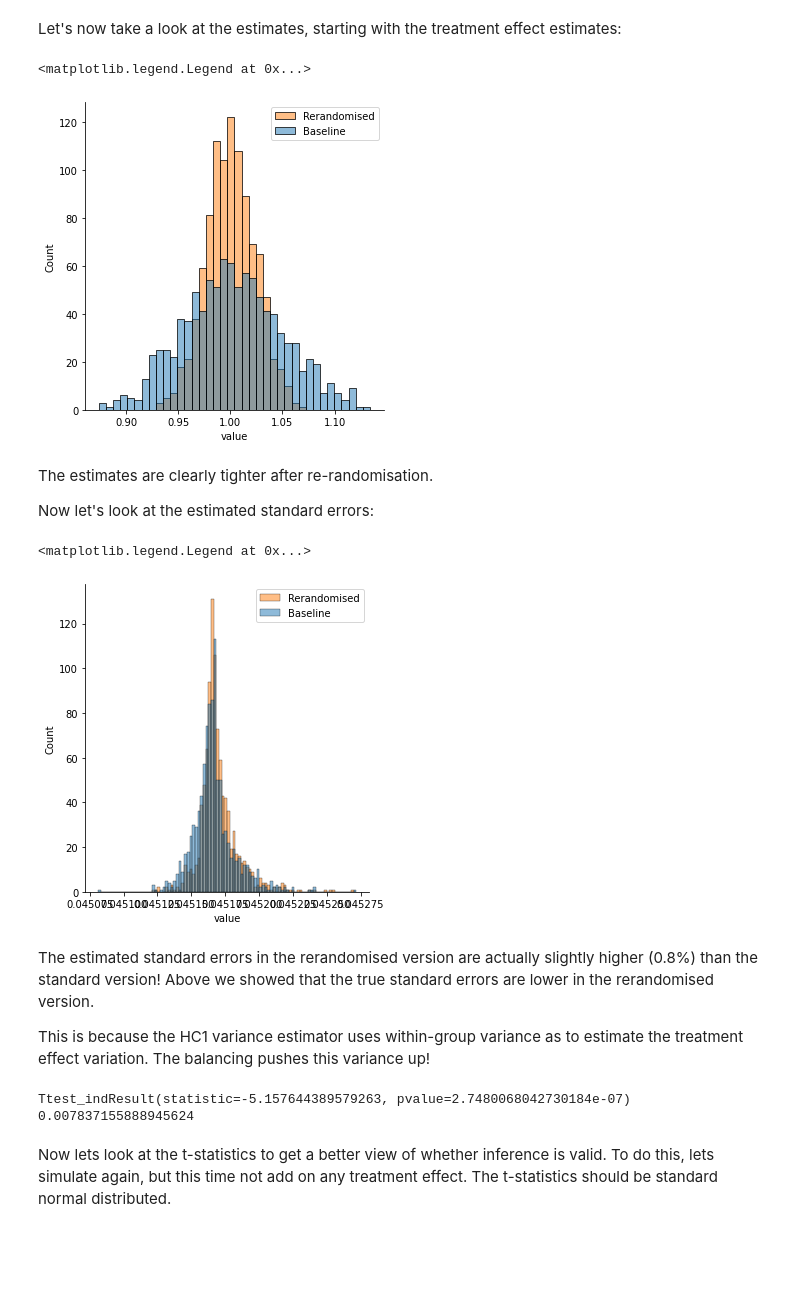
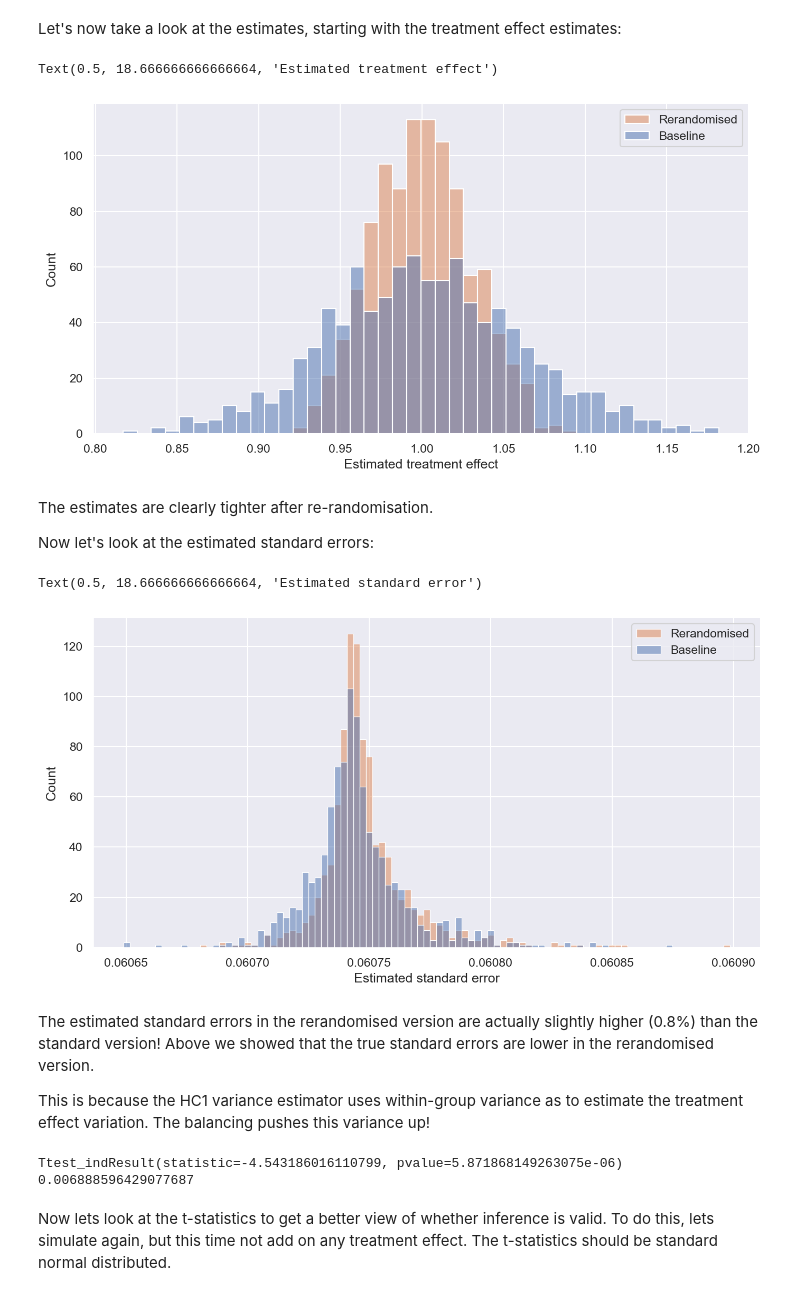
Before and after one commit to jackblun/rerandomisation, a Jupyter notebook: Rerandomisation.ipynb, the cells around one changed output. Saved outputs shown, nothing was run; the diff lists cells and outputs as text; code cells hidden in the pictures; blank space fills up the shorter version.

```diff
--- a/Rerandomisation.ipynb
+++ b/Rerandomisation.ipynb
@@ -14,6 +14,8 @@ from scipy.stats import norm, ttest_ind
 import statsmodels.api as sm
 import statsmodels.formula.api as smf
 import copy
+
+sns.set(rc={"figure.dpi":150, 'savefig.dpi':150})
 # %% [markdown]
 ## Single experiment example
 
@@ -176,7 +178,7 @@ ests = np.empty(shape = (numsims, 4))
 
 for i in range(numsims):
     print ("sim " + str(i + 1) + " of " + str(numsims), end="\r")
-    for j in range(numreps):
+    for j in range(max_reps):
         t_p = np.random.uniform(low = 0, high = 1, size = n)
         t = t_p > 0.5
 
@@ -219,22 +221,26 @@ ests_df_wide = ests_df.melt()
 Let's now take a look at the estimates, starting with the treatment effect estimates:
 # %%
 sns.displot(ests_df_wide.loc[ests_df_wide['variable'].isin(['est_single','est_rerand'])],
-                x = 'value', hue = 'variable', legend=False)
+            x = 'value', hue = 'variable', legend=False, hue_order = ['est_single', 'est_rerand'],
+            height=5, aspect=15/8)
 plt.legend(labels=["Rerandomised","Baseline"])
+plt.xlabel("Estimated treatment effect")
 # %% [output]
-<matplotlib.legend.Legend at 0x...>
+Text(0.5, 18.666666666666664, 'Estimated treatment effect')
-[figure, old version]
+[figure, new version]
 # %% [markdown]
 The estimates are clearly tighter after re-randomisation.
 
 Now let's look at the estimated standard errors:
 # %%
 sns.displot(ests_df_wide.loc[ests_df_wide['variable'].isin(['se_single','se_rerand'])],
-                x = 'value', hue = 'variable', legend=False)
+                x = 'value', hue = 'variable', legend=False, hue_order = ['se_single','se_rerand'],
+            height=5, aspect=15/8)
 plt.legend(labels=["Rerandomised","Baseline"])
+plt.xlabel("Estimated standard error")
 # %% [output]
-<matplotlib.legend.Legend at 0x...>
+Text(0.5, 18.666666666666664, 'Estimated standard error')
-[figure, old version]
+[figure, new version]
 # %% [markdown]
 The estimated standard errors in the rerandomised version are actually slightly higher (0.8%) than the standard version! Above we showed that the true standard errors are lower in the rerandomised version.
 
@@ -244,8 +250,8 @@ print(ttest_ind(ests_df['se_single'], ests_df['se_rerand']))
 
 print(100*(np.mean(ests_df['se_rerand'])/np.mean(ests_df['se_single']) - 1))
 # %% [output]
-Ttest_indResult(statistic=-5.157644389579263, pvalue=2.7480068042730184e-07)
-0.007837155888945624
+Ttest_indResult(statistic=-4.543186016110799, pvalue=5.871868149263075e-06)
+0.006888596429077687
 # %% [markdown]
 
 Now lets look at the t-statistics to get a better view of whether inference is valid. To do this, lets simulate again, but this time not add on any treatment effect. The t-statistics should be standard normal distributed.
```
Also changed, not shown: parts of 7 cells of this notebook.
